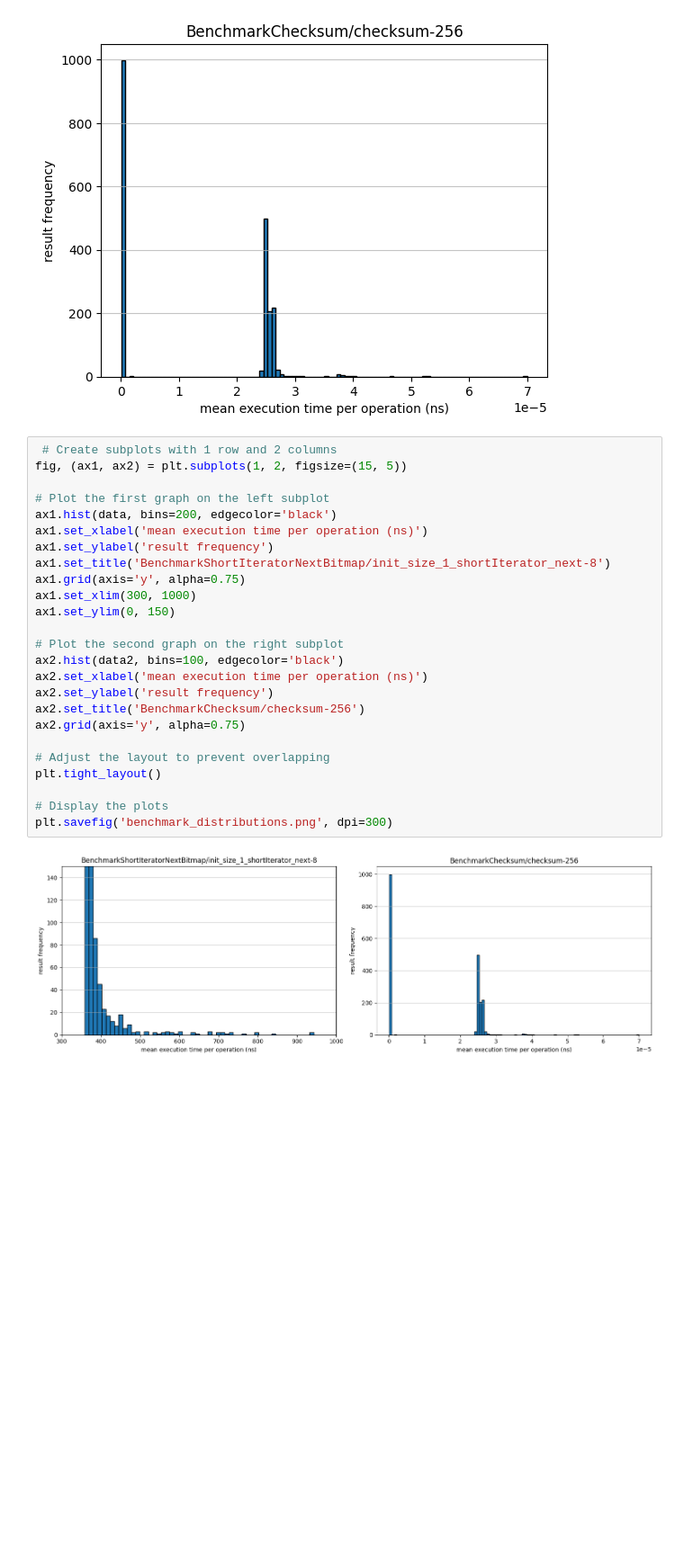
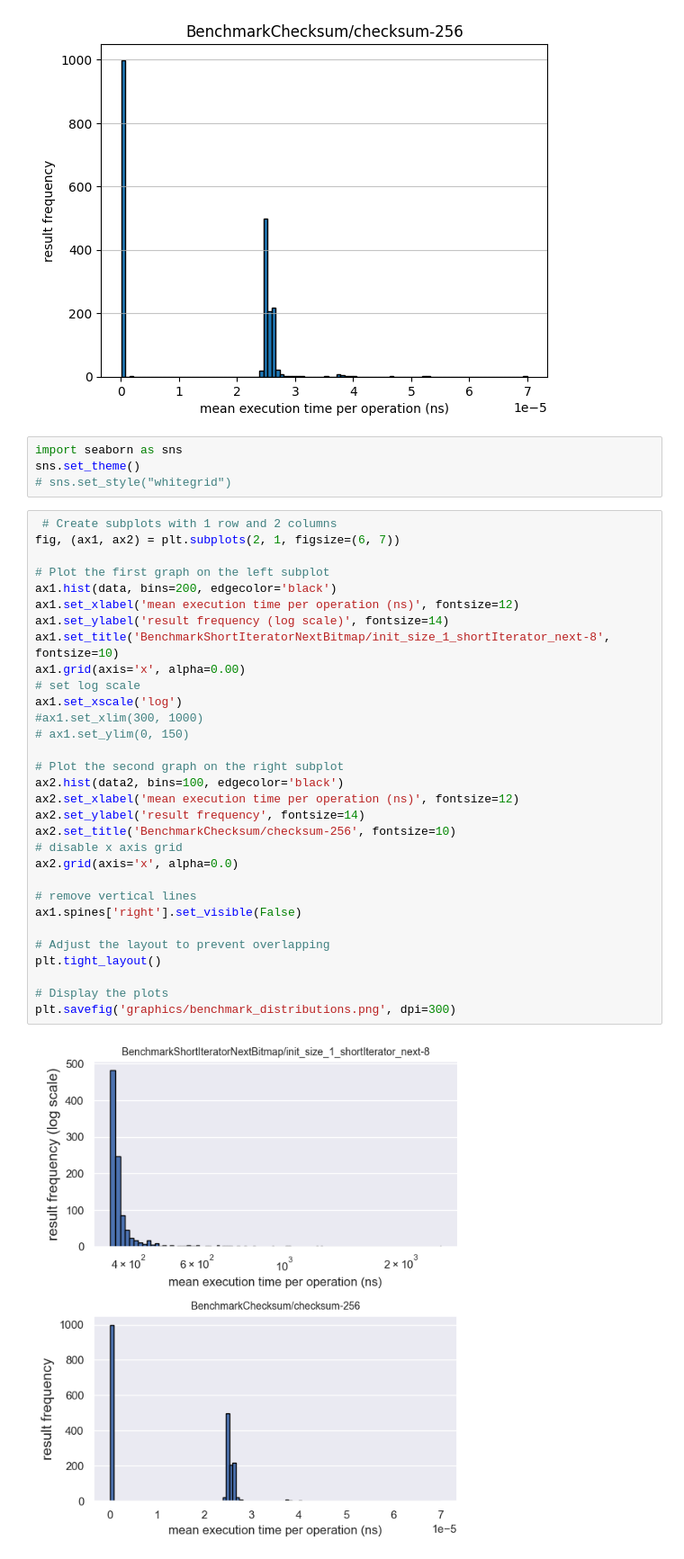
Before and after one commit to haChristopher/variability-based-reduction-replication-package, a Jupyter notebook: src/generate_dist.ipynb, the cells around one changed output. Shown at 90% size. Cells and saved outputs as stored; diff of their text form; blank space fills up the shorter version.

```diff
--- a/src/generate_dist.ipynb
+++ b/src/generate_dist.ipynb
@@ -55,30 +55,40 @@ plt.show()
 # Display the histogram
 # %% [output]
 [figure]
+# %%
+import seaborn as sns
+sns.set_theme()
+# sns.set_style("whitegrid")
 # %%
  # Create subplots with 1 row and 2 columns
-fig, (ax1, ax2) = plt.subplots(1, 2, figsize=(15, 5))
+fig, (ax1, ax2) = plt.subplots(2, 1, figsize=(6, 7))
 
 # Plot the first graph on the left subplot
 ax1.hist(data, bins=200, edgecolor='black')
-ax1.set_xlabel('mean execution time per operation (ns)')
-ax1.set_ylabel('result frequency')
-ax1.set_title('BenchmarkShortIteratorNextBitmap/init_size_1_shortIterator_next-8')
-ax1.grid(axis='y', alpha=0.75)
-ax1.set_xlim(300, 1000)
-ax1.set_ylim(0, 150)
+ax1.set_xlabel('mean execution time per operation (ns)', fontsize=12)
+ax1.set_ylabel('result frequency (log scale)', fontsize=14)
+ax1.set_title('BenchmarkShortIteratorNextBitmap/init_size_1_shortIterator_next-8', fontsize=10)
+ax1.grid(axis='x', alpha=0.00)
+# set log scale
+ax1.set_xscale('log')
+#ax1.set_xlim(300, 1000)
+# ax1.set_ylim(0, 150)
 
 # Plot the second graph on the right subplot
 ax2.hist(data2, bins=100, edgecolor='black')
-ax2.set_xlabel('mean execution time per operation (ns)')
-ax2.set_ylabel('result frequency')
-ax2.set_title('BenchmarkChecksum/checksum-256')
-ax2.grid(axis='y', alpha=0.75)
+ax2.set_xlabel('mean execution time per operation (ns)', fontsize=12)
+ax2.set_ylabel('result frequency', fontsize=14)
+ax2.set_title('BenchmarkChecksum/checksum-256', fontsize=10)
+# disable x axis grid
+ax2.grid(axis='x', alpha=0.0)
+
+# remove vertical lines
+ax1.spines['right'].set_visible(False)
 
 # Adjust the layout to prevent overlapping
 plt.tight_layout()
 
 # Display the plots
-plt.savefig('benchmark_distributions.png', dpi=300)
+plt.savefig('graphics/benchmark_distributions.png', dpi=300)
 # %% [output]
-[figure, old version]
+[figure, new version]
```
Also changed, not shown: 26 other files.
